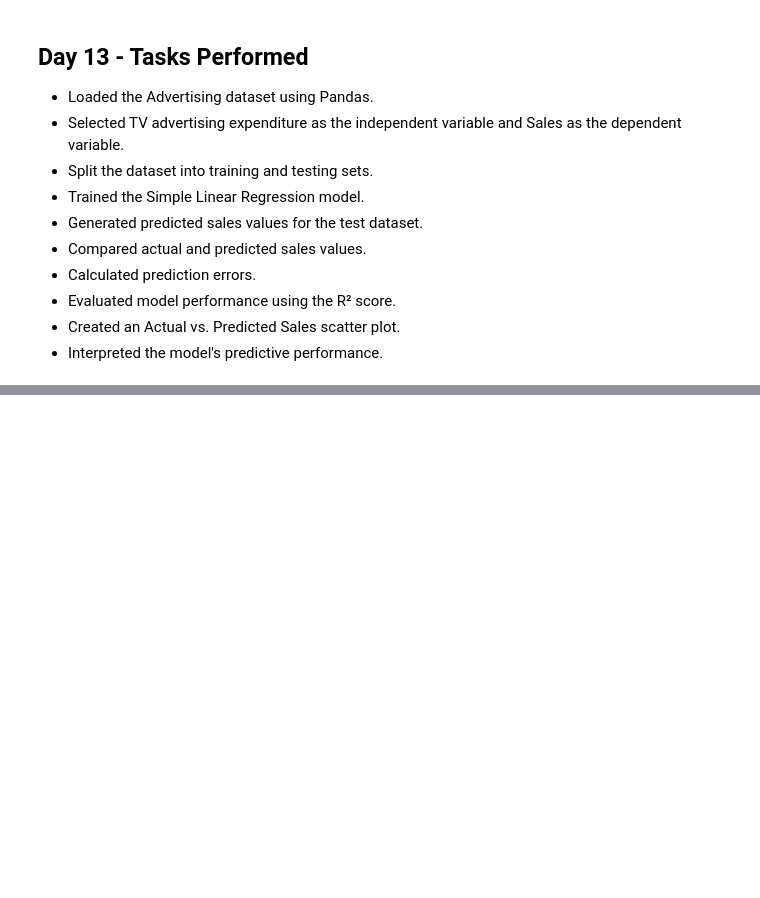
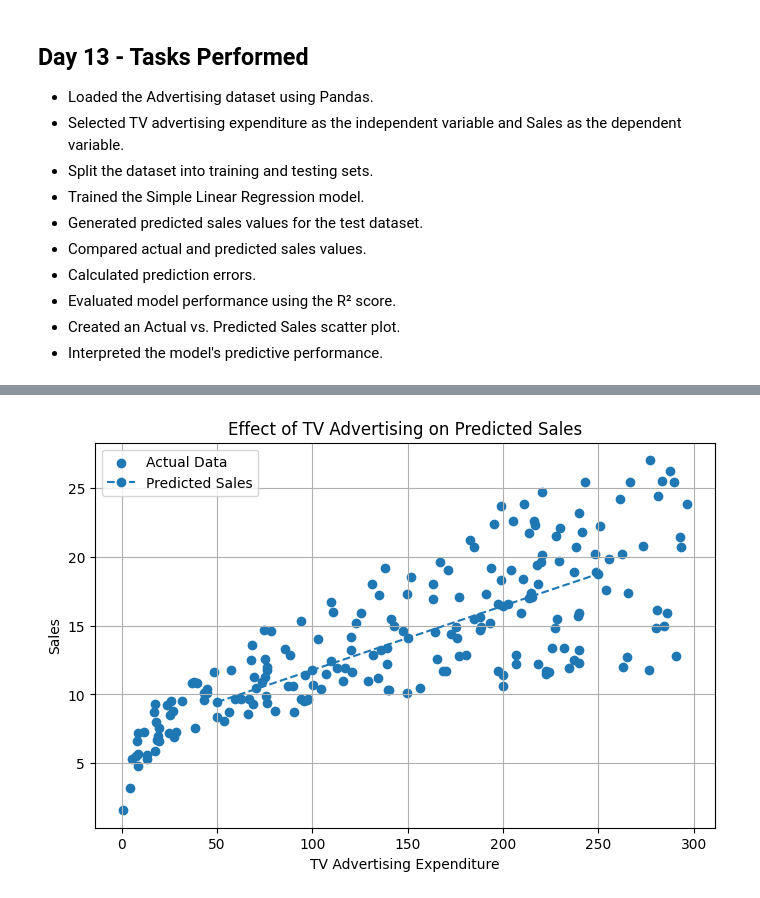
Before and after one commit to shreeshreeya69-crypto/simple-linear-regression-ybi, a Jupyter notebook: Simple_Linear_Regression_YBI.ipynb, the cells around one changed output, grey strips where cells are left out. Drawn from its saved outputs; the diff is of its cells as text; code cells hidden in the pictures; blank space fills up the shorter version.

```diff
--- a/Simple_Linear_Regression_YBI.ipynb
+++ b/Simple_Linear_Regression_YBI.ipynb
@@ -1408,0 +1453,6 @@ plt.show()
+# %%
+model = LinearRegression()
+
+model.fit(X_train, y_train)
+
+print("Model trained successfully!")
@@ -1408,0 +1476,13 @@ plt.show()
+# %%
+new_tv_values = pd.DataFrame({
+    'TV': [50, 100, 150, 200, 250]
+})
+
+predicted_sales = model.predict(new_tv_values)
+
+prediction_table = pd.DataFrame({
+    'TV Advertising Expenditure': new_tv_values['TV'],
+    'Predicted Sales': predicted_sales
+})
+
+prediction_table
@@ -1408,0 +1496,23 @@ plt.show()
+# %%
+plt.figure(figsize=(8, 5))
+
+plt.scatter(df['TV'], df['sales'], label='Actual Data')
+
+plt.plot(
+    new_tv_values['TV'],
+    predicted_sales,
+    linestyle='--',
+    marker='o',
+    label='Predicted Sales'
+)
+
+plt.xlabel("TV Advertising Expenditure")
+plt.ylabel("Sales")
+plt.title("Effect of TV Advertising on Predicted Sales")
+
+plt.legend()
+plt.grid(True)
+
+plt.show()
+# %% [output]
+[figure, added]
```
Also changed, not shown: parts of 8 cells of this notebook.
